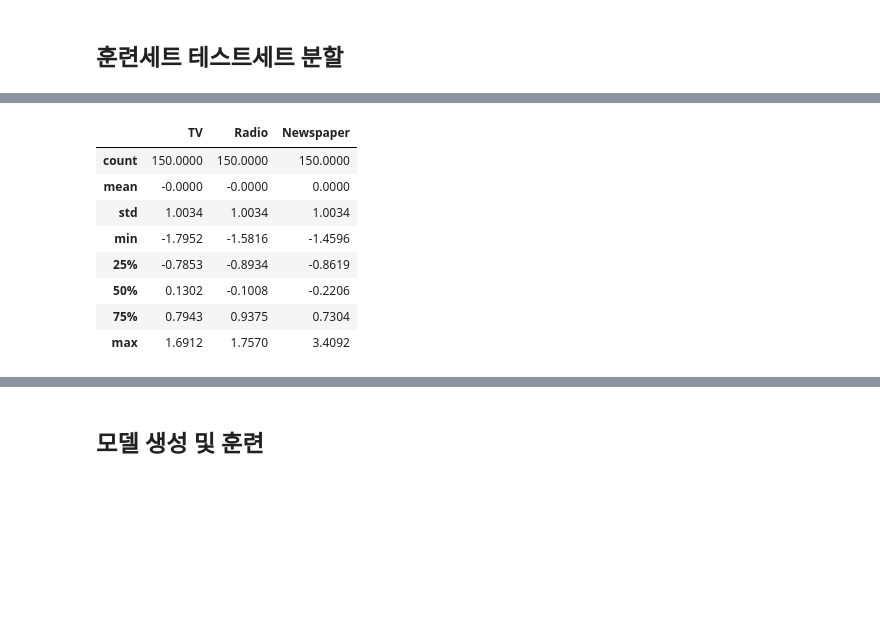
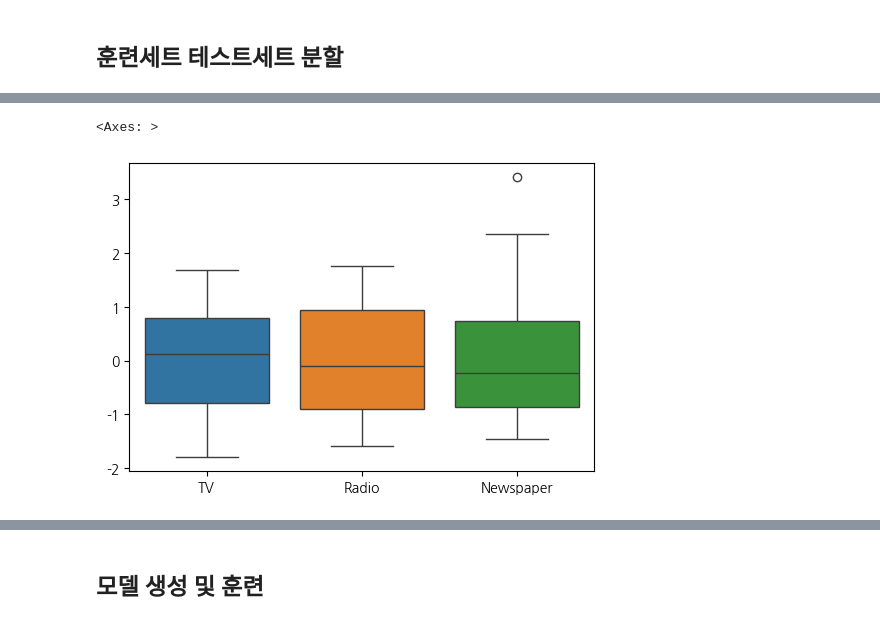
Before and after one commit to jimmynkim/MS_MachineLearning, a Jupyter notebook: 01_회귀_광고플랫폼에따른판매량예측/01_회귀_광고플랫폼에따른판매량예측3_다중회귀_실습.ipynb, the cells around one changed output, grey strips where cells are left out. Cells and saved outputs as stored; diff of their text form; code cells hidden in the pictures; blank space fills up the shorter version.

```diff
--- a/01_회귀_광고플랫폼에따른판매량예측/01_회귀_광고플랫폼에따른판매량예측3_다중회귀_실습.ipynb
+++ b/01_회귀_광고플랫폼에따른판매량예측/01_회귀_광고플랫폼에따른판매량예측3_다중회귀_실습.ipynb
@@ -47,0 +105,9 @@ df.head()
+# %%
+# ------------------------------------------
+# 독립변수 스케일링
+# ------------------------------------------
+from sklearn.preprocessing import StandardScaler    # 표준화 사용
+scaler = StandardScaler()
+
+train_scaled = scaler.fit_transform(X_train)  # 훈련데이터는 fit_transform()
+test_scaled = scaler.transform(X_test)        # 테스트데이터는 transform()
@@ -47,0 +129,6 @@ df.head()
+# %%
+# ------------------------------------------
+# 독립변수 데이터프레임 형태로 변환
+# ------------------------------------------
+X_train_scaled = pd.DataFrame(train_scaled, columns=X_train.columns)
+X_test_scaled = pd.DataFrame(test_scaled, columns=X_test.columns)
@@ -48,14 +161,9 @@ df.head()
 # %%
 # ------------------------------------------
 # 스케일링 결과 확인
 # ------------------------------------------
+plt.figure(figsize=(6,4))
+sns.boxplot(X_train_scaled)
 # %% [output]
-|  | TV | Radio | Newspaper |
-| count | 150.0000 | 150.0000 | 150.0000 |
-| mean | -0.0000 | -0.0000 | 0.0000 |
-| std | 1.0034 | 1.0034 | 1.0034 |
-| min | -1.7952 | -1.5816 | -1.4596 |
-| 25% | -0.7853 | -0.8934 | -0.8619 |
-| 50% | 0.1302 | -0.1008 | -0.2206 |
-| 75% | 0.7943 | 0.9375 | 0.7304 |
-| max | 1.6912 | 1.7570 | 3.4092 |
+<Axes: >
+[figure, added]
```
Also changed, not shown: parts of 33 cells of this notebook, 1 other file.
